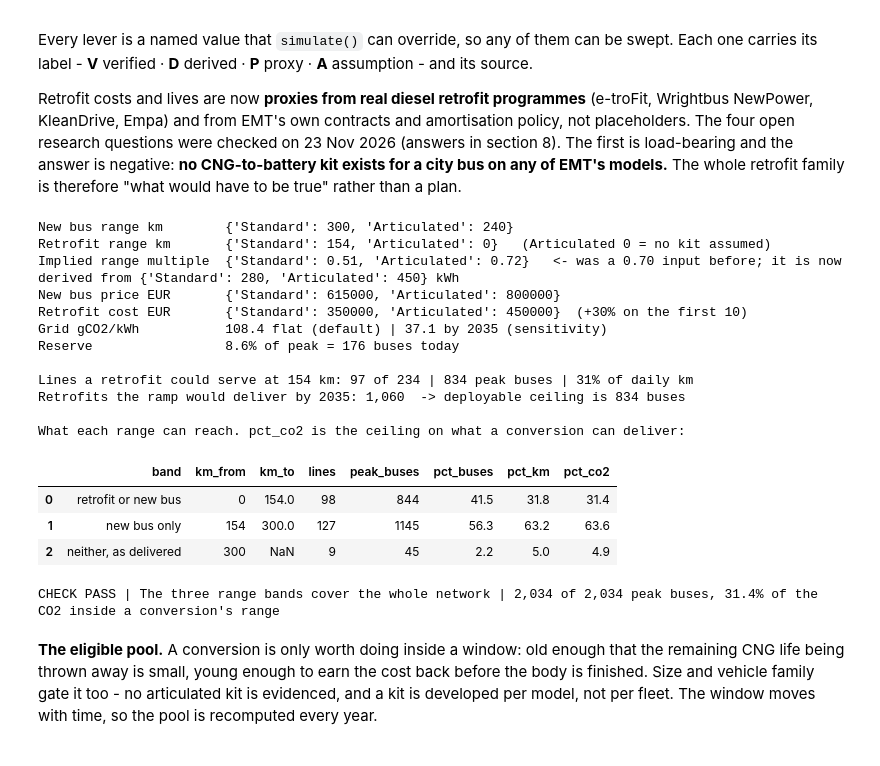
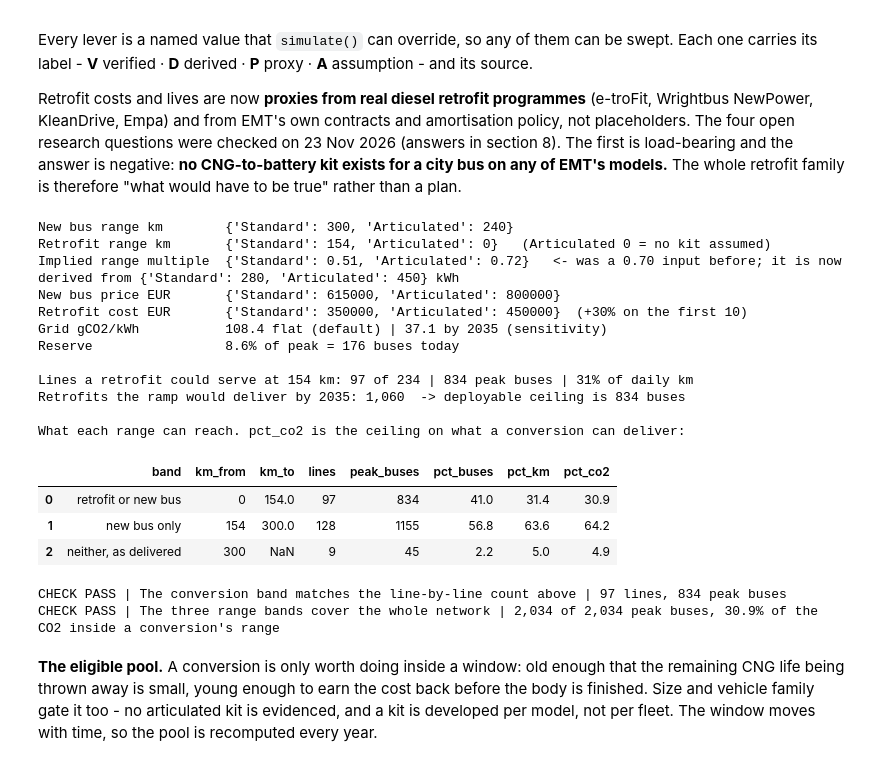
Before and after one commit to ella-garcia/madrid-bus-electrification, a Jupyter notebook: notebooks/04_Scenario_Lab.ipynb, the cells around one changed output. Saved outputs shown, nothing was run; the diff lists cells and outputs as text; code cells hidden in the pictures.

```diff
--- a/notebooks/04_Scenario_Lab.ipynb
+++ b/notebooks/04_Scenario_Lab.ipynb
@@ -530,42 +530,51 @@ print(f"Retrofits the ramp would deliver by 2035: {sum(RETRO_RAMP.values()):,}"
 # What part of the network each range can reach. A line's CO2 is its daily km, so pct_co2 -- not the
 # share of lines or of buses -- is the ceiling on what a conversion programme can ever deliver. The
 # middle band is the whole argument: ordinary work for a new bus, out of reach for a conversion.
+# Each line is judged against the ranges of its own bus type, so an articulated line never counts as
+# convertible (no kit, range 0). km_from / km_to label the Standard-bus edges.
+_retro_km = lines_in.bus_type.map(RETRO_RANGE)
+_new_km = lines_in.bus_type.map(P["range_km"])
 _rows = []
-for _label, _lo, _hi in [("retrofit or new bus", 0.0, RETRO_RANGE["Standard"]),
-                         ("new bus only", RETRO_RANGE["Standard"], P["range_km"]["Standard"]),
-                         ("neither, as delivered", P["range_km"]["Standard"], float("inf"))]:
-    _f = lines_in[(lines_in.km_per_bus_day > _lo) & (lines_in.km_per_bus_day <= _hi)]
+for _label, _lo, _hi, _mask in [
+        ("retrofit or new bus", 0.0, RETRO_RANGE["Standard"], lines_in.km_per_bus_day <= _retro_km),
+        ("new bus only", RETRO_RANGE["Standard"], P["range_km"]["Standard"],
+         (lines_in.km_per_bus_day > _retro_km) & (lines_in.km_per_bus_day <= _new_km)),
+        ("neither, as delivered", P["range_km"]["Standard"], float("inf"), lines_in.km_per_bus_day > _new_km)]:
+    _f = lines_in[_mask]
     _rows.append(dict(band=_label, km_from=round(_lo), km_to=(round(_hi) if _hi < 1e9 else None),
                       lines=len(_f), peak_buses=int(_f.peak_buses.sum()),
                       pct_buses=round(100 * _f.peak_buses.sum() / PEAK_TOTAL, 1),
                       pct_km=round(100 * _f.daily_km.sum() / lines_in.daily_km.sum(), 1),
                       pct_co2=round(100 * _f.co2_avoided_t_year.sum()
                                     / lines_in.co2_avoided_t_year.sum(), 1)))
 BANDS = pd.DataFrame(_rows)
 print("\nWhat each range can reach. pct_co2 is the ceiling on what a conversion can deliver:")
 display(BANDS)
+_ = check("The conversion band matches the line-by-line count above", int(BANDS.lines.iloc[0]) == len(_fit),
+          f"{int(BANDS.lines.iloc[0])} lines, {int(BANDS.peak_buses.iloc[0]):,} peak buses")
 _ = check("The three range bands cover the whole network",
           int(BANDS.lines.sum()) == len(lines_in) and abs(BANDS.pct_co2.sum() - 100) < 0.3,
           f"{int(BANDS.peak_buses.sum()):,} of {PEAK_TOTAL:,} peak buses, "
           f"{BANDS.pct_co2.iloc[0]:.1f}% of the CO2 inside a conversion's range")
 # %% [output]
 New bus range km        {'Standard': 300, 'Articulated': 240}
 Retrofit range km       {'Standard': 154, 'Articulated': 0}   (Articulated 0 = no kit assumed)
 Implied range multiple  {'Standard': 0.51, 'Articulated': 0.72}   <- was a 0.70 input before; it is now derived from {'Standard': 280, 'Articulated': 450} kWh
 New bus price EUR       {'Standard': 615000, 'Articulated': 800000}
 Retrofit cost EUR       {'Standard': 350000, 'Articulated': 450000}  (+30% on the first 10)
 Grid gCO2/kWh           108.4 flat (default) | 37.1 by 2035 (sensitivity)
 Reserve                 8.6% of peak = 176 buses today
 
 Lines a retrofit could serve at 154 km: 97 of 234 | 834 peak buses | 31% of daily km
 Retrofits the ramp would deliver by 2035: 1,060  -> deployable ceiling is 834 buses
 
 What each range can reach. pct_co2 is the ceiling on what a conversion can deliver:
 |  | band | km_from | km_to | lines | peak_buses | pct_buses | pct_km | pct_co2 |
-| 0 | retrofit or new bus | 0 | 154.0 | 98 | 844 | 41.5 | 31.8 | 31.4 |
-| 1 | new bus only | 154 | 300.0 | 127 | 1145 | 56.3 | 63.2 | 63.6 |
+| 0 | retrofit or new bus | 0 | 154.0 | 97 | 834 | 41.0 | 31.4 | 30.9 |
+| 1 | new bus only | 154 | 300.0 | 128 | 1155 | 56.8 | 63.6 | 64.2 |
 | 2 | neither, as delivered | 300 | NaN | 9 | 45 | 2.2 | 5.0 | 4.9 |
-CHECK PASS | The three range bands cover the whole network | 2,034 of 2,034 peak buses, 31.4% of the CO2 inside a conversion's range
+CHECK PASS | The conversion band matches the line-by-line count above | 97 lines, 834 peak buses
+CHECK PASS | The three range bands cover the whole network | 2,034 of 2,034 peak buses, 30.9% of the CO2 inside a conversion's range
 # %% [markdown]
 **The eligible pool.** A conversion is only worth doing inside a window: old enough that the
 remaining CNG life being thrown away is small, young enough to earn the cost back before the body is
```
Also changed, not shown: parts of 3 cells of this notebook, 1 other file.
